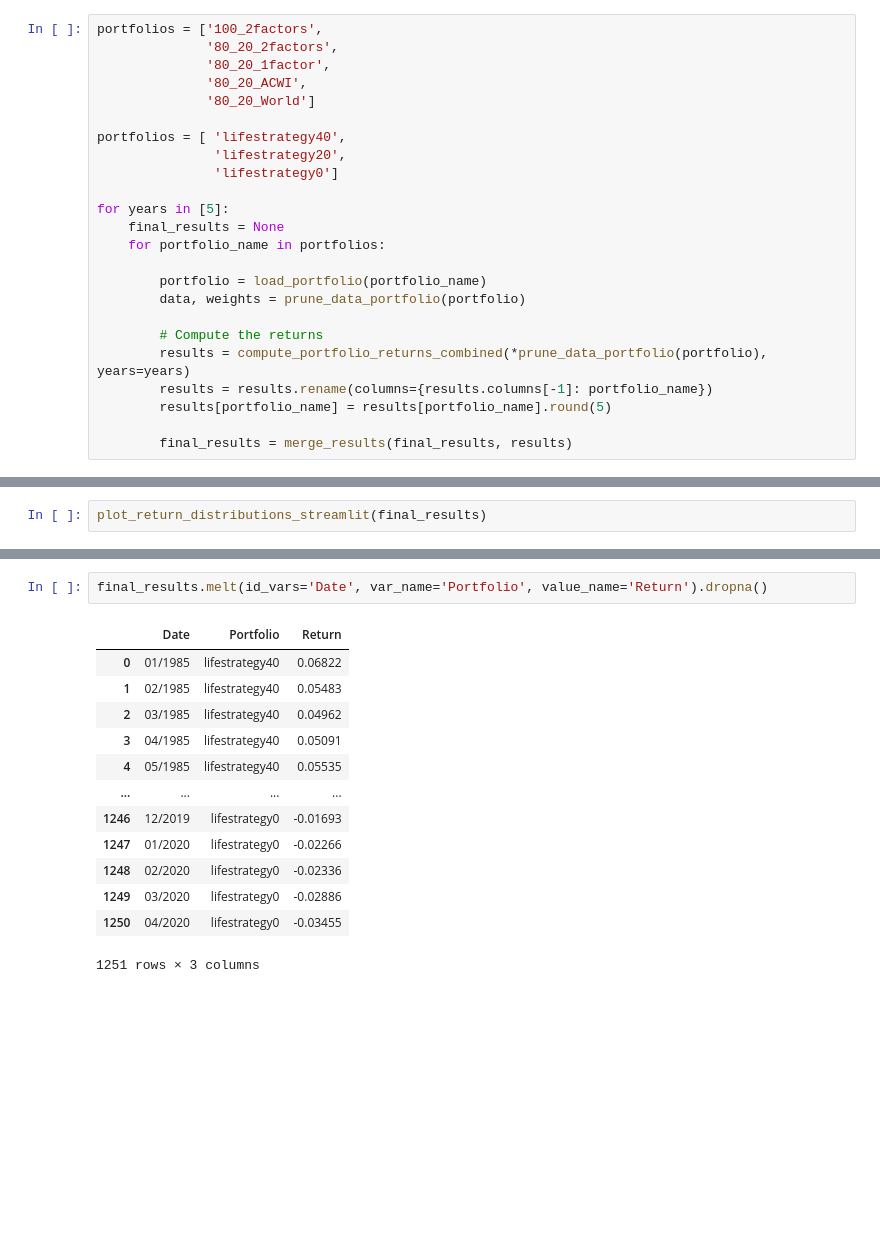
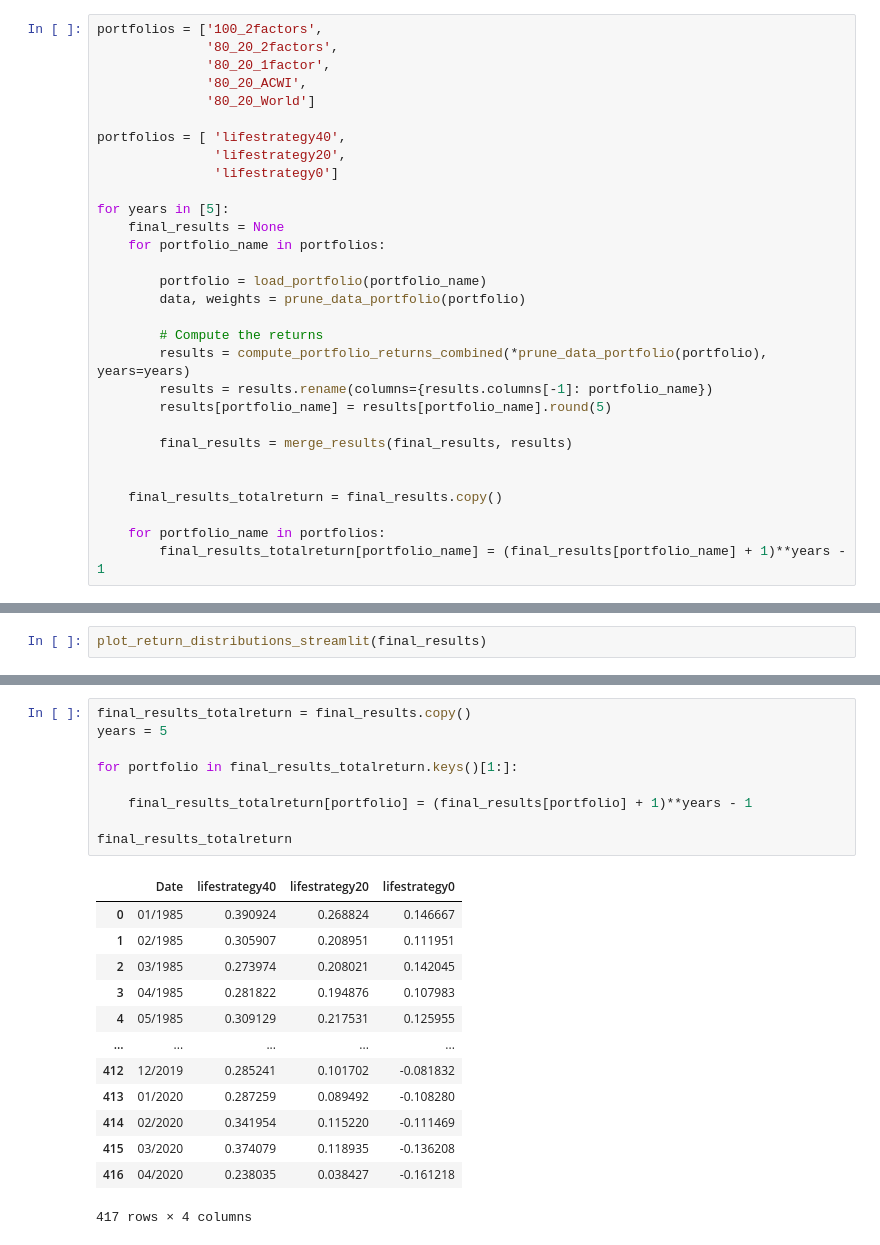
Before and after one commit to PhisicsLollo0/Finance4All, a Jupyter notebook: prices_scraping.ipynb, the cells around one changed output, grey strips where cells are left out. Drawn from its saved outputs; the diff is of its cells as text; blank space fills up the shorter version.

Commit message:
add total rolling return

```diff
--- a/prices_scraping.ipynb
+++ b/prices_scraping.ipynb
@@ -308,3 +318,9 @@ for years in [5]:
         results[portfolio_name] = results[portfolio_name].round(5)
 
         final_results = merge_results(final_results, results)
+
+
+    final_results_totalreturn = final_results.copy()
+
+    for portfolio_name in portfolios:
+        final_results_totalreturn[portfolio_name] = (final_results[portfolio_name] + 1)**years - 1
@@ -350,19 +388,26 @@ final_results
-# %%
-final_results.melt(id_vars='Date', var_name='Portfolio', value_name='Return').dropna()
-# %% [output]
-|  | Date | Portfolio | Return |
-| 0 | 01/1985 | lifestrategy40 | 0.06822 |
-| 1 | 02/1985 | lifestrategy40 | 0.05483 |
-| 2 | 03/1985 | lifestrategy40 | 0.04962 |
-| 3 | 04/1985 | lifestrategy40 | 0.05091 |
-| 4 | 05/1985 | lifestrategy40 | 0.05535 |
-| ... | ... | ... | ... |
-| 1246 | 12/2019 | lifestrategy0 | -0.01693 |
-| 1247 | 01/2020 | lifestrategy0 | -0.02266 |
-| 1248 | 02/2020 | lifestrategy0 | -0.02336 |
-| 1249 | 03/2020 | lifestrategy0 | -0.02886 |
-| 1250 | 04/2020 | lifestrategy0 | -0.03455 |
-1251 rows × 3 columns
+# %%
+final_results_totalreturn = final_results.copy()
+years = 5
+
+for portfolio in final_results_totalreturn.keys()[1:]:
+
+    final_results_totalreturn[portfolio] = (final_results[portfolio] + 1)**years - 1
+
+final_results_totalreturn
+# %% [output]
+|  | Date | lifestrategy40 | lifestrategy20 | lifestrategy0 |
+| 0 | 01/1985 | 0.390924 | 0.268824 | 0.146667 |
+| 1 | 02/1985 | 0.305907 | 0.208951 | 0.111951 |
+| 2 | 03/1985 | 0.273974 | 0.208021 | 0.142045 |
+| 3 | 04/1985 | 0.281822 | 0.194876 | 0.107983 |
+| 4 | 05/1985 | 0.309129 | 0.217531 | 0.125955 |
+| ... | ... | ... | ... | ... |
+| 412 | 12/2019 | 0.285241 | 0.101702 | -0.081832 |
+| 413 | 01/2020 | 0.287259 | 0.089492 | -0.108280 |
+| 414 | 02/2020 | 0.341954 | 0.115220 | -0.111469 |
+| 415 | 03/2020 | 0.374079 | 0.118935 | -0.136208 |
+| 416 | 04/2020 | 0.238035 | 0.038427 | -0.161218 |
+417 rows × 4 columns
 # %%
 final_maxdrawdown = None
 
```
Also changed, not shown: parts of 9 cells of this notebook, 3 other files.
